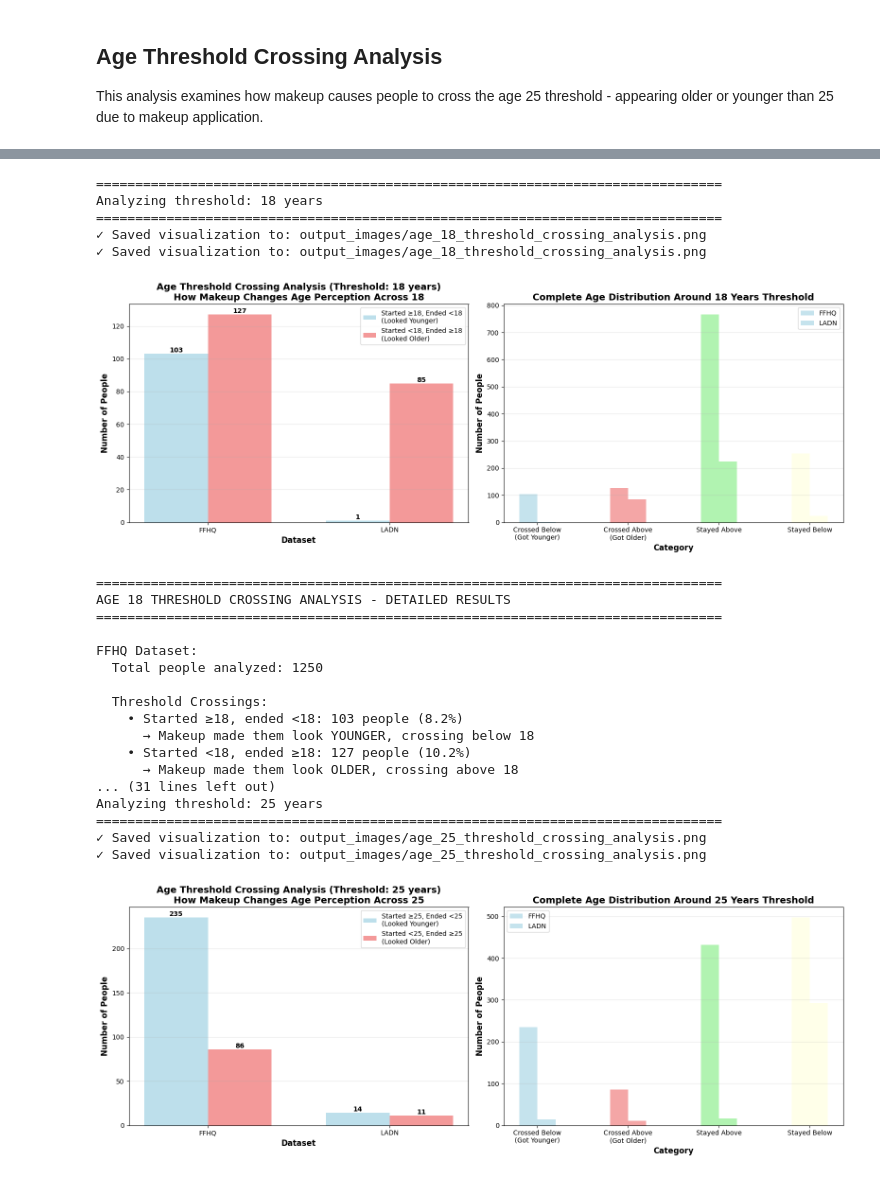
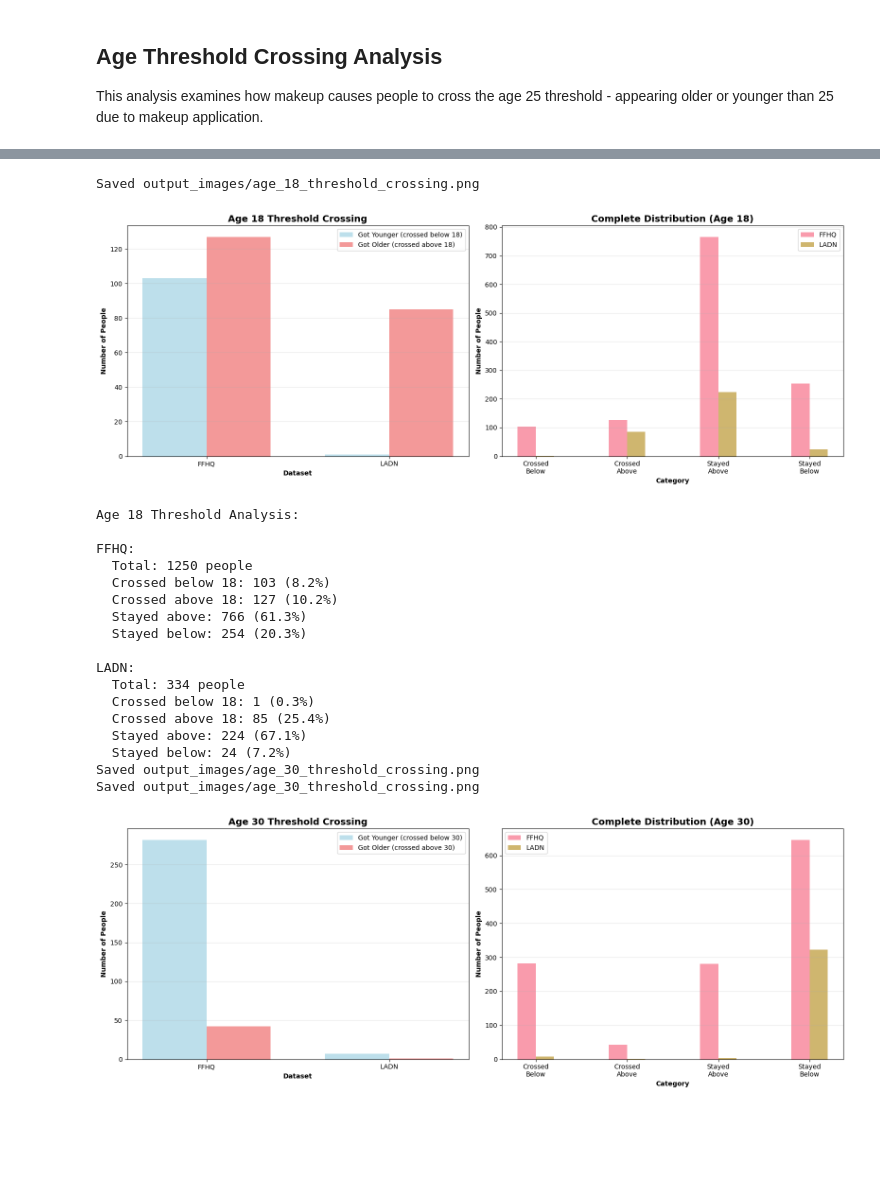
Before and after one commit to FrankVanDerVelde/master_applied-artificial_intelligence, a Jupyter notebook: symposium/face_recognition_and_age_estimation_experiments.ipynb, the cells around one changed output, grey strips where cells are left out. Saved outputs shown, nothing was run; the diff lists cells and outputs as text; code cells hidden in the pictures; blank space fills up the shorter version.

```diff
--- a/symposium/face_recognition_and_age_estimation_experiments.ipynb
+++ b/symposium/face_recognition_and_age_estimation_experiments.ipynb
@@ -160,10 +131,8 @@ val_transform = transforms.Compose([
 ## 5. Age Estimation Model Setup
 # %%
 def create_age_model():
-    """Create MobileNetV3-small for age regression"""
     model = models.mobilenet_v3_small(weights=models.MobileNet_V3_Small_Weights.IMAGENET1K_V1)
 
-    # Replace classifier for age regression
     num_features = model.classifier[0].in_features
     model.classifier = nn.Sequential(
         nn.Dropout(0.3),
@@ -171,12 +140,11 @@ def create_age_model():
         nn.ReLU(),
         nn.Dropout(0.2),
         nn.Linear(128, 1),
-        nn.ReLU()  # Ensure positive age
+        nn.ReLU()
     )
 
     return model.to(device)
 
-# Create model
 model = create_age_model()
 print(f"Age estimation model created with {sum(p.numel() for p in model.parameters()):,} parameters")
 # %% [output]
@@ -185,8 +153,7 @@ Age estimation model created with 1,000,993 parameters
 ## 6. Training Pipeline
 # %%
 def train_model(model, train_loader, val_loader, epochs=30, lr=0.001):
-    """Simplified training loop with model saving"""
-    criterion = nn.SmoothL1Loss()  # Huber loss for age regression
+    criterion = nn.SmoothL1Loss()
     optimizer = optim.AdamW(model.parameters(), lr=lr, weight_decay=1e-4)
     scheduler = optim.lr_scheduler.ReduceLROnPlateau(optimizer, patience=5, factor=0.5)
 
@@ -195,7 +162,6 @@ def train_model(model, train_loader, val_loader, epochs=30, lr=0.001):
     patience_counter = 0
 
     for epoch in range(epochs):
-        # Training
         model.train()
         train_loss = 0
         for images, ages in tqdm(train_loader, desc=f'Epoch {epoch+1}/{epochs} [Train]'):
@@ -209,7 +175,6 @@ def train_model(model, train_loader, val_loader, epochs=30, lr=0.001):
 
             train_loss += loss.item()
 
-        # Validation
         model.eval()
         val_loss = 0
         val_mae = 0
@@ -227,7 +192,6 @@ def train_model(model, train_loader, val_loader, epochs=30, lr=0.001):
 
         print(f'Epoch {epoch+1}: Train Loss: {train_loss:.3f}, Val Loss: {val_loss:.3f}, Val MAE: {val_mae:.2f} years')
 
-        # Save best model
         if val_loss < best_val_loss:
             best_val_loss = val_loss
             torch.save({
@@ -243,7 +207,6 @@ def train_model(model, train_loader, val_loader, epochs=30, lr=0.001):
 
         scheduler.step(val_loss)
 
-        # Early stopping
         if patience_counter >= patience:
             print(f'Early stopping at epoch {epoch+1}')
             break
@@ -2721,20 +2121,15 @@ Mean Age Shift:           1.01 years
 # %%
-# Folder path for subject 2
 folder_path = "./data/FFHQ-Makeup/000002"
+image_names = sorted(os.listdir(folder_path))[:6]
 
-# Expected image names (adjust if naming differs)
-image_names = sorted(os.listdir(folder_path))[:6]  # assuming 6 images: bare + 5 styles
-
-# Load and display in 2 rows x 3 columns
 fig, axes = plt.subplots(2, 3, figsize=(10, 6))
-axes = axes.flatten()  # Flatten to easily iterate
-titles = ["bare.jpg", "makeup_01.jpg", "makeup_02.jpg", "makeup_03.jpg", "makeup_04.jpg", "makeup_05.jpg"]
+axes = axes.flatten()
+titles = ["bare", "makeup_01", "makeup_02", "makeup_03", "makeup_04", "makeup_05"]
 
 for ax, name, title in zip(axes, image_names, titles):
-    img_path = os.path.join(folder_path, name)
-    img = Image.open(img_path)
+    img = Image.open(os.path.join(folder_path, name))
     ax.imshow(img)
-    ax.set_title(title, fontsize=12)
+    ax.set_title(title)
     ax.axis("off")
 
 plt.tight_layout()
@@ -3021,36 +2312,26 @@ FFHQ Dataset:
 # %%
-# Optional: Analyze different age thresholds
-# Uncomment and modify to analyze other age thresholds (e.g., 18, 30, 40)
-
-for threshold in [18, 25]:
-    print(f"\n{'='*80}")
-    print(f"Analyzing threshold: {threshold} years")
-    print(f"{'='*80}")
+for threshold in [18, 30]:
     crossing_results = analyze_age_threshold_crossing(results_files, age_threshold=threshold)
     if crossing_results:
         plot_age_threshold_crossing(crossing_results, age_threshold=threshold)
 # %% [output]
-================================================================================
-Analyzing threshold: 18 years
-================================================================================
-✓ Saved visualization to: output_images/age_18_threshold_crossing_analysis.png
-✓ Saved visualization to: output_images/age_18_threshold_crossing_analysis.png
+Saved output_images/age_18_threshold_crossing.png
-[figure, old version]
+[figure, new version]
-================================================================================
-AGE 18 THRESHOLD CROSSING ANALYSIS - DETAILED RESULTS
-================================================================================
+Age 18 Threshold Analysis:
 
-FFHQ Dataset:
-  Total people analyzed: 1250
+FFHQ:
+  Total: 1250 people
+  Crossed below 18: 103 (8.2%)
+  Crossed above 18: 127 (10.2%)
+  Stayed above: 766 (61.3%)
+  Stayed below: 254 (20.3%)
 
-  Threshold Crossings:
-    • Started ≥18, ended <18: 103 people (8.2%)
-      → Makeup made them look YOUNGER, crossing below 18
-    • Started <18, ended ≥18: 127 people (10.2%)
-      → Makeup made them look OLDER, crossing above 18
-... (31 lines left out)
-Analyzing threshold: 25 years
-================================================================================
-✓ Saved visualization to: output_images/age_25_threshold_crossing_analysis.png
-✓ Saved visualization to: output_images/age_25_threshold_crossing_analysis.png
+LADN:
+  Total: 334 people
+  Crossed below 18: 1 (0.3%)
+  Crossed above 18: 85 (25.4%)
+  Stayed above: 224 (67.1%)
+  Stayed below: 24 (7.2%)
+Saved output_images/age_30_threshold_crossing.png
+Saved output_images/age_30_threshold_crossing.png
-[figure, old version]
+[figure, new version]
```
Also changed, not shown: parts of 36 cells of this notebook.
